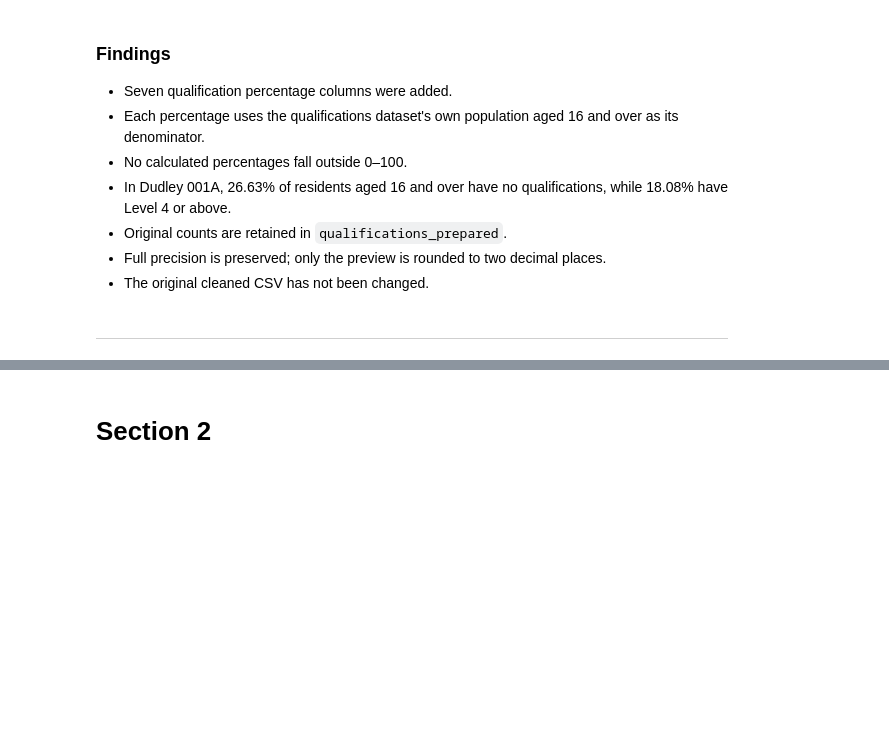
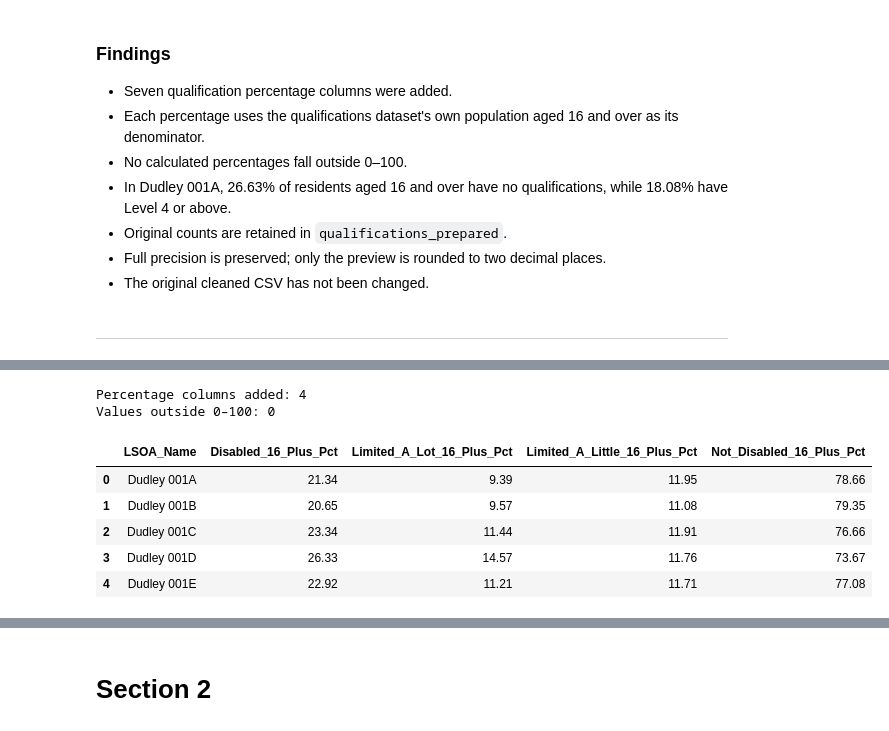
Before and after one commit to LieneRubule/dudley-employment-barriers, a Jupyter notebook: jupyter_notebooks/06_merge_and_prepare.ipynb, the cells around one changed output, grey strips where cells are left out. Drawn from its saved outputs; the diff is of its cells as text; code cells hidden in the pictures; blank space fills up the shorter version.

Commit message:
Calculate and validate disability percentages

```diff
--- a/jupyter_notebooks/06_merge_and_prepare.ipynb
+++ b/jupyter_notebooks/06_merge_and_prepare.ipynb
@@ -520,0 +532,57 @@ Values outside 0–100: 0
+# %%
+# Developed with ChatGPT assistance to calculate disability shares.
+
+# Create a separate working copy.
+# Reference:
+# https://pandas.pydata.org/docs/reference/api/pandas.DataFrame.copy.html
+disability_prepared = datasets["disability"].copy()
+
+disability_columns = [
+    "Disabled_16_Plus",
+    "Limited_A_Lot_16_Plus",
+    "Limited_A_Little_16_Plus",
+    "Not_Disabled_16_Plus"
+]
+
+# Calculate each category's share of all residents aged 16+.
+# Reference:
+# https://pandas.pydata.org/docs/reference/api/pandas.Series.div.html
+disability_population = disability_prepared["Total_16_Plus"]
+
+for column in disability_columns:
+    disability_prepared[f"{column}_Pct"] = (
+        disability_prepared[column].div(disability_population) * 100
+    )
+
+# Check that percentages fall between 0 and 100.
+# Reference:
+# https://pandas.pydata.org/docs/reference/api/pandas.Series.between.html
+disability_pct_columns = [
+    f"{column}_Pct" for column in disability_columns
+]
+
+invalid_disability_pct = disability_prepared[
+    disability_pct_columns
+].apply(
+    lambda column: (~column.between(0, 100)).sum()
+)
+
+print("Percentage columns added:", len(disability_pct_columns))
+print("Values outside 0–100:", invalid_disability_pct.sum())
+
+# Preview five areas, rounding only the displayed values.
+# Reference:
+# https://pandas.pydata.org/docs/reference/api/pandas.DataFrame.round.html
+preview_columns = ["LSOA_Name"] + disability_pct_columns
+display(
+    disability_prepared[preview_columns].head().round(2)
+)
+# %% [output]
+Percentage columns added: 4
+Values outside 0–100: 0
+|  | LSOA_Name | Disabled_16_Plus_Pct | Limited_A_Lot_16_Plus_Pct | Limited_A_Little_16_Plus_Pct | Not_Disabled_16_Plus_Pct |
+| 0 | Dudley 001A | 21.34 | 9.39 | 11.95 | 78.66 |
+| 1 | Dudley 001B | 20.65 | 9.57 | 11.08 | 79.35 |
+| 2 | Dudley 001C | 23.34 | 11.44 | 11.91 | 76.66 |
+| 3 | Dudley 001D | 26.33 | 14.57 | 11.76 | 73.67 |
+| 4 | Dudley 001E | 22.92 | 11.21 | 11.71 | 77.08 |
```
Also changed, not shown: parts of 3 cells of this notebook.
